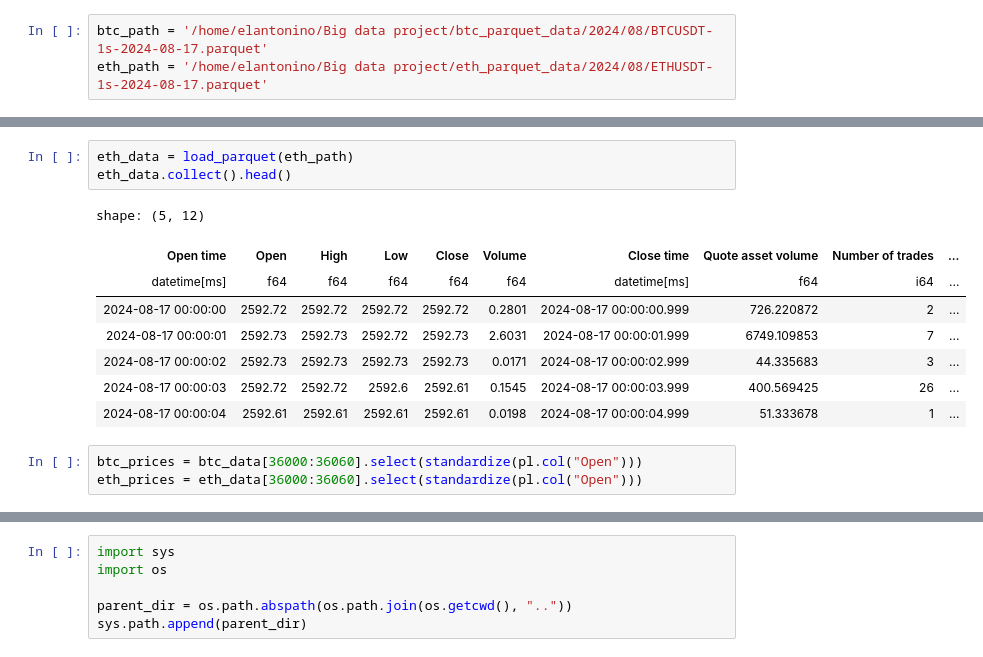
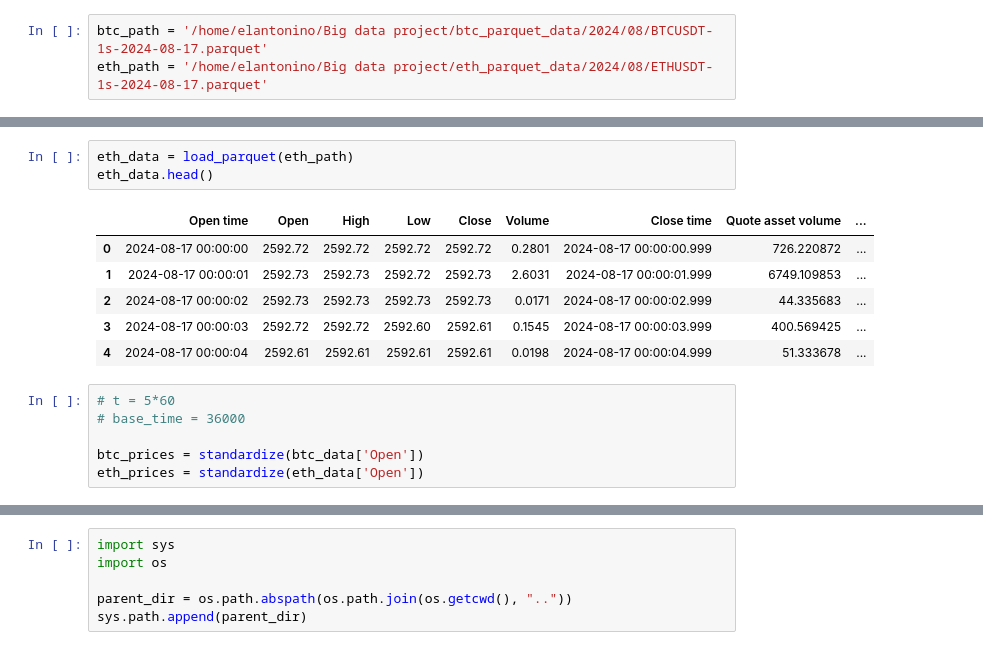
Before and after one commit to GeorgetteFR/thermal_optimal_path, a Jupyter notebook: notebooks/test.ipynb, the cells around one changed output, grey strips where cells are left out. Saved outputs shown, nothing was run; the diff lists cells and outputs as text.

```diff
--- a/notebooks/test.ipynb
+++ b/notebooks/test.ipynb
@@ -20,16 +58,17 @@ shape: (5, 12)
 # %%
 eth_data = load_parquet(eth_path)
-eth_data.collect().head()
+eth_data.head()
 # %% [output]
-shape: (5, 12)
-| Open time | Open | High | Low | Close | Volume | Close time | Quote asset volume | Number of trades | ... |
-| datetime[ms] | f64 | f64 | f64 | f64 | f64 | datetime[ms] | f64 | i64 | ... |
-| 2024-08-17 00:00:00 | 2592.72 | 2592.72 | 2592.72 | 2592.72 | 0.2801 | 2024-08-17 00:00:00.999 | 726.220872 | 2 | ... |
-| 2024-08-17 00:00:01 | 2592.73 | 2592.73 | 2592.72 | 2592.73 | 2.6031 | 2024-08-17 00:00:01.999 | 6749.109853 | 7 | ... |
-| 2024-08-17 00:00:02 | 2592.73 | 2592.73 | 2592.73 | 2592.73 | 0.0171 | 2024-08-17 00:00:02.999 | 44.335683 | 3 | ... |
-| 2024-08-17 00:00:03 | 2592.72 | 2592.72 | 2592.6 | 2592.61 | 0.1545 | 2024-08-17 00:00:03.999 | 400.569425 | 26 | ... |
-| 2024-08-17 00:00:04 | 2592.61 | 2592.61 | 2592.61 | 2592.61 | 0.0198 | 2024-08-17 00:00:04.999 | 51.333678 | 1 | ... |
+|  | Open time | Open | High | Low | Close | Volume | Close time | Quote asset volume | ... |
+| 0 | 2024-08-17 00:00:00 | 2592.72 | 2592.72 | 2592.72 | 2592.72 | 0.2801 | 2024-08-17 00:00:00.999 | 726.220872 | ... |
+| 1 | 2024-08-17 00:00:01 | 2592.73 | 2592.73 | 2592.72 | 2592.73 | 2.6031 | 2024-08-17 00:00:01.999 | 6749.109853 | ... |
+| 2 | 2024-08-17 00:00:02 | 2592.73 | 2592.73 | 2592.73 | 2592.73 | 0.0171 | 2024-08-17 00:00:02.999 | 44.335683 | ... |
+| 3 | 2024-08-17 00:00:03 | 2592.72 | 2592.72 | 2592.60 | 2592.61 | 0.1545 | 2024-08-17 00:00:03.999 | 400.569425 | ... |
+| 4 | 2024-08-17 00:00:04 | 2592.61 | 2592.61 | 2592.61 | 2592.61 | 0.0198 | 2024-08-17 00:00:04.999 | 51.333678 | ... |
-# %%
-btc_prices = btc_data[36000:36060].select(standardize(pl.col("Open")))
-eth_prices = eth_data[36000:36060].select(standardize(pl.col("Open")))
+# %%
+# t = 5*60
+# base_time = 36000
+
+btc_prices = standardize(btc_data['Open'])
+eth_prices = standardize(eth_data['Open'])
 # %%
```
Also changed, not shown: parts of 12 cells of this notebook, 3 other files.
